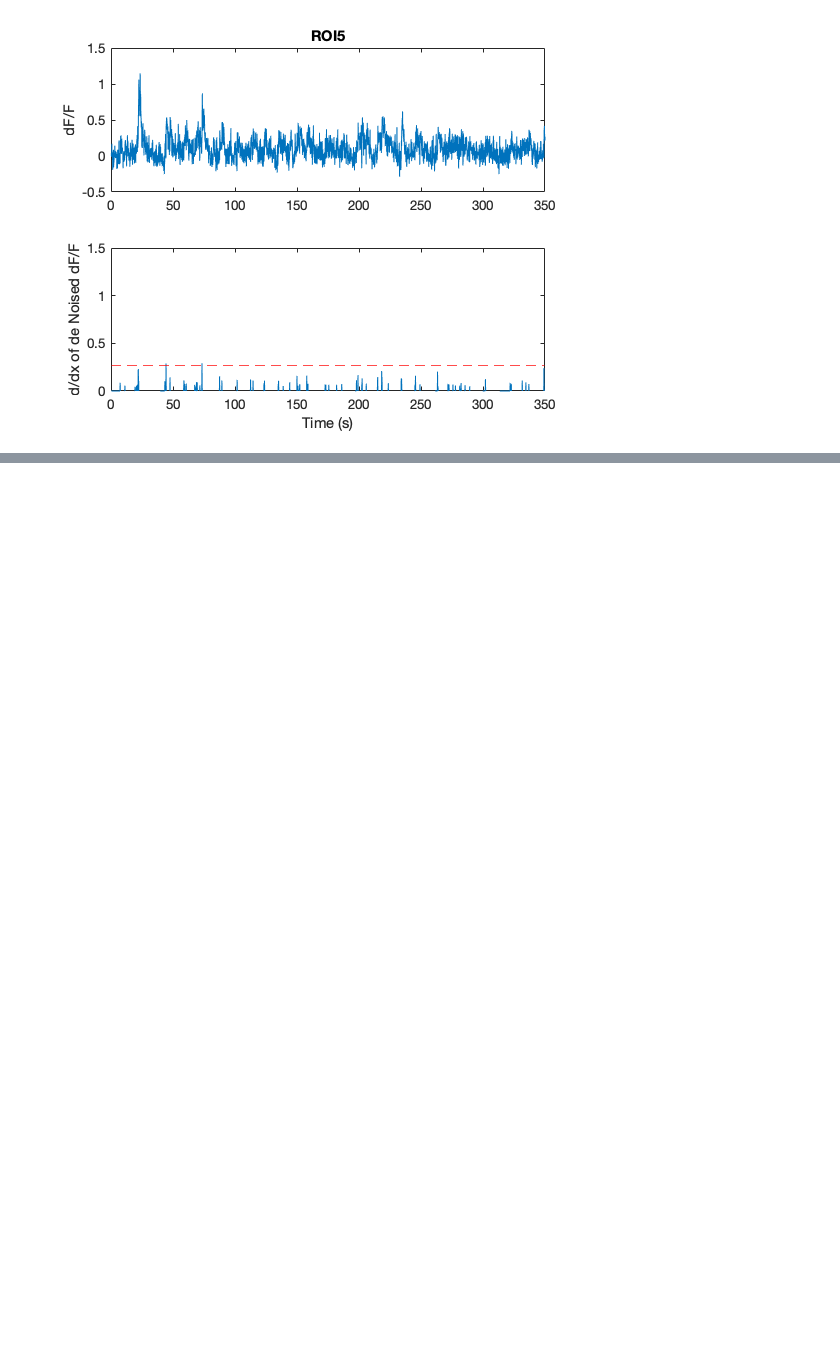
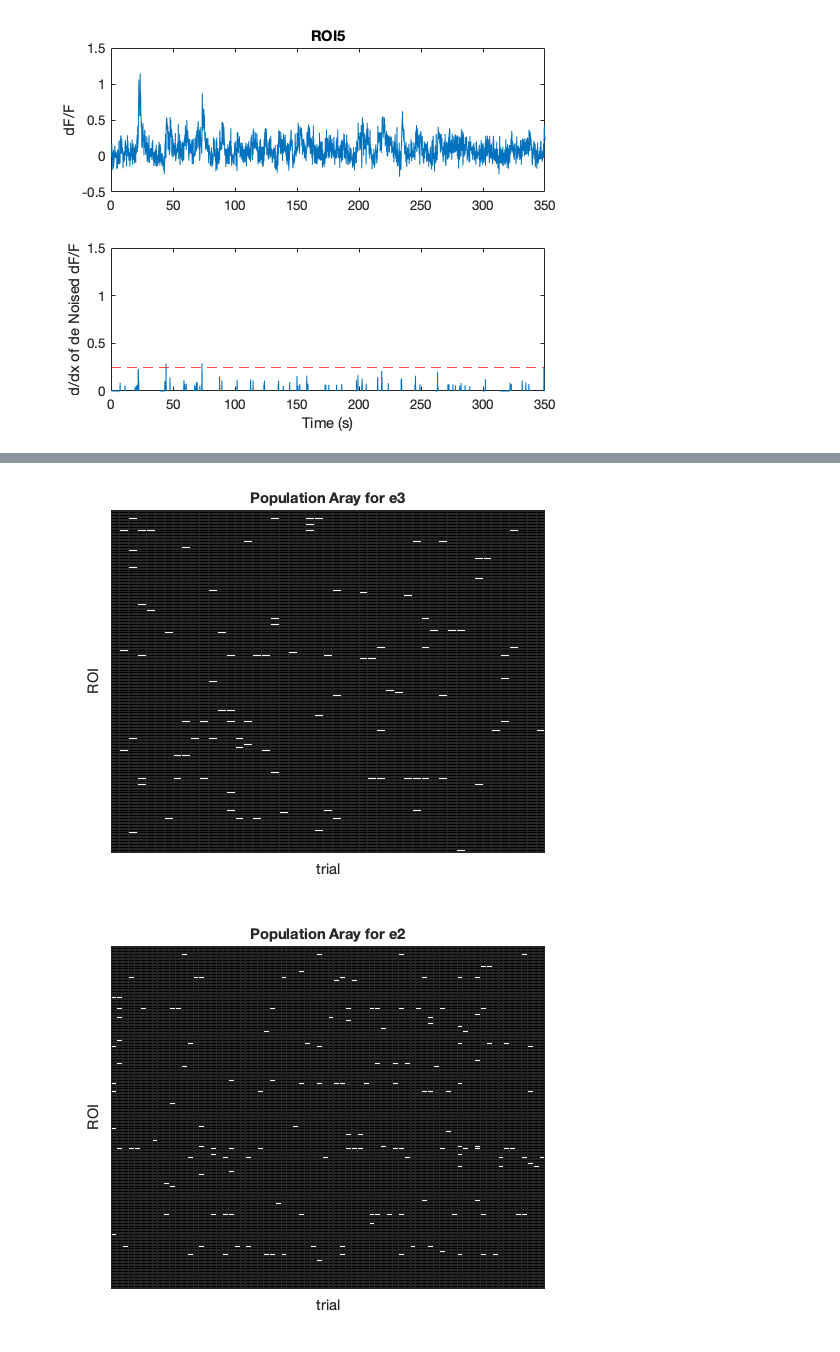
Before and after one commit to neurogomez/neural_ensemble_identification, a Jupyter notebook: SpikeInference.ipynb, the cells around one changed output, grey strips where cells are left out. Drawn from its saved outputs; the diff is of its cells as text; code cells hidden in the pictures; blank space fills up the shorter version.

Commit message:
get spikes and basic PCA

```diff
--- a/SpikeInference.ipynb
+++ b/SpikeInference.ipynb
@@ -54,0 +67,15 @@ plot_thrld(data, frameRate,5, 0.25)
+# %%
+thrld = 0.25;
+fov = 1;
+stimulus = {'e3', 'e2', 'e1', 'd3', 'd2', 'd1', 'c3', 'c2', 'c1', 'blank'};
+stim_num = 1; % stimulus corresponds to e3 and so forth
+
+% Get spike array for 9 stimulus
+for stim = 1:length(stimulus)-1
+    events_stim = get_spikes_stim(dat_sorted,fov,thrld,stim);
+    figure(stim)
+    plot_poparray(events_stim, stim)
+end
+# %% [output]
+[figure, added]
+[figure, added]
```
Also changed, not shown: parts of 14 cells of this notebook, 8 other files.
